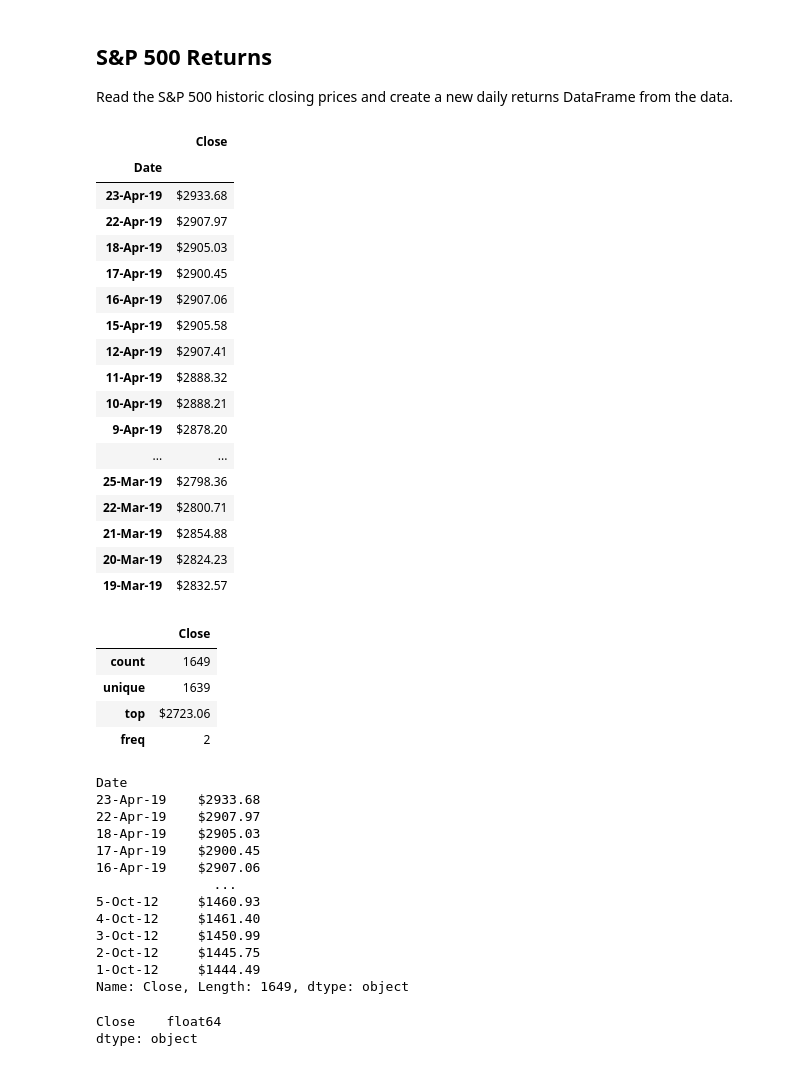
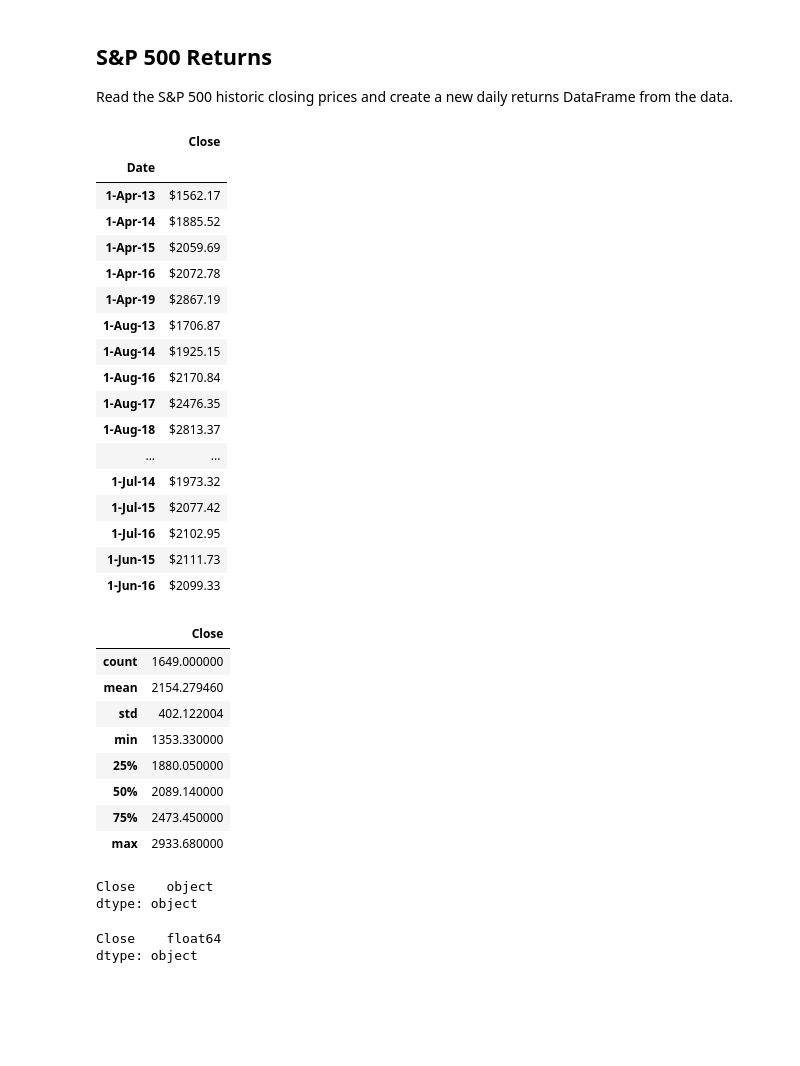
Before and after one commit to patricia-raj/whale-off-the-port-folio-, a Jupyter notebook: whale_analysis.ipynb, the cells around one changed output. Saved outputs shown, nothing was run; the diff lists cells and outputs as text; code cells hidden in the pictures; blank space fills up the shorter version.

Commit message:
Adding Index and Sorting steps

```diff
--- a/whale_analysis.ipynb
+++ b/whale_analysis.ipynb
@@ -199,53 +207,47 @@ Read the S&P 500 historic closing prices and create a new daily returns DataFram
 # %%
 # Reading S&P 500 Closing Prices
 sp500_returns_csvpath = Path("Resources/sp500_history.csv")
 sp500_returns_dataframe = pd.read_csv(sp500_returns_csvpath, index_col="Date")
+sp500_returns_dataframe.sort_index(ascending=True, inplace=True)
 sp500_returns_dataframe.head(25)
 # %% [output]
 |  | Close |
 | Date |  |
-| 23-Apr-19 | $2933.68 |
-| 22-Apr-19 | $2907.97 |
-| 18-Apr-19 | $2905.03 |
-| 17-Apr-19 | $2900.45 |
-| 16-Apr-19 | $2907.06 |
-| 15-Apr-19 | $2905.58 |
-| 12-Apr-19 | $2907.41 |
-| 11-Apr-19 | $2888.32 |
-| 10-Apr-19 | $2888.21 |
-| 9-Apr-19 | $2878.20 |
+| 1-Apr-13 | $1562.17 |
+| 1-Apr-14 | $1885.52 |
+| 1-Apr-15 | $2059.69 |
+| 1-Apr-16 | $2072.78 |
+| 1-Apr-19 | $2867.19 |
+| 1-Aug-13 | $1706.87 |
+| 1-Aug-14 | $1925.15 |
+| 1-Aug-16 | $2170.84 |
+| 1-Aug-17 | $2476.35 |
+| 1-Aug-18 | $2813.37 |
 | ... | ... |
-| 25-Mar-19 | $2798.36 |
-| 22-Mar-19 | $2800.71 |
-| 21-Mar-19 | $2854.88 |
-| 20-Mar-19 | $2824.23 |
-| 19-Mar-19 | $2832.57 |
+| 1-Jul-14 | $1973.32 |
+| 1-Jul-15 | $2077.42 |
+| 1-Jul-16 | $2102.95 |
+| 1-Jun-15 | $2111.73 |
+| 1-Jun-16 | $2099.33 |
 # %%
-sp500_returns_dataframe.describe()
+sp500_returns_dataframe.describe(include="all")
 # %% [output]
 |  | Close |
-| count | 1649 |
-| unique | 1639 |
-| top | $2723.06 |
-| freq | 2 |
+| count | 1649.000000 |
+| mean | 2154.279460 |
+| std | 402.122004 |
+| min | 1353.330000 |
+| 25% | 1880.050000 |
+| 50% | 2089.140000 |
+| 75% | 2473.450000 |
+| max | 2933.680000 |
 # %%
 # Check Data Types
 sp500_returns_dataframe.dtypes
 sp500_returns_dataframe["Close"]
 # %% [output]
-Date
-23-Apr-19    $2933.68
-22-Apr-19    $2907.97
-18-Apr-19    $2905.03
-17-Apr-19    $2900.45
-16-Apr-19    $2907.06
-               ...
-5-Oct-12     $1460.93
-4-Oct-12     $1461.40
-3-Oct-12     $1450.99
-2-Oct-12     $1445.75
-1-Oct-12     $1444.49
-Name: Close, Length: 1649, dtype: object
+Close    object
+dtype: object
 # %%
 # Fix Data Types
 sp500_returns_dataframe["Close"] = sp500_returns_dataframe["Close"].str.replace("$","")
```
Also changed, not shown: parts of 10 cells of this notebook.
